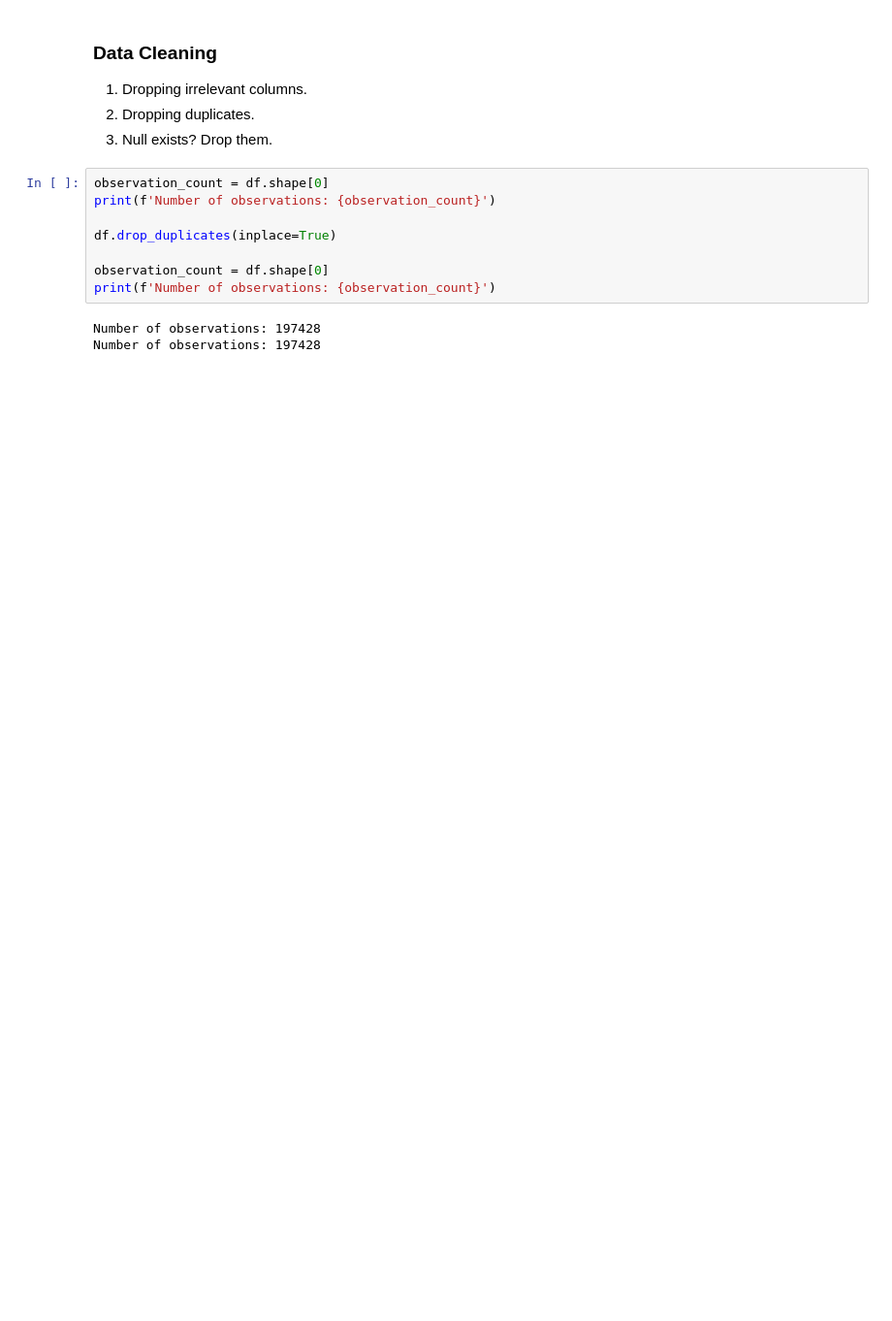
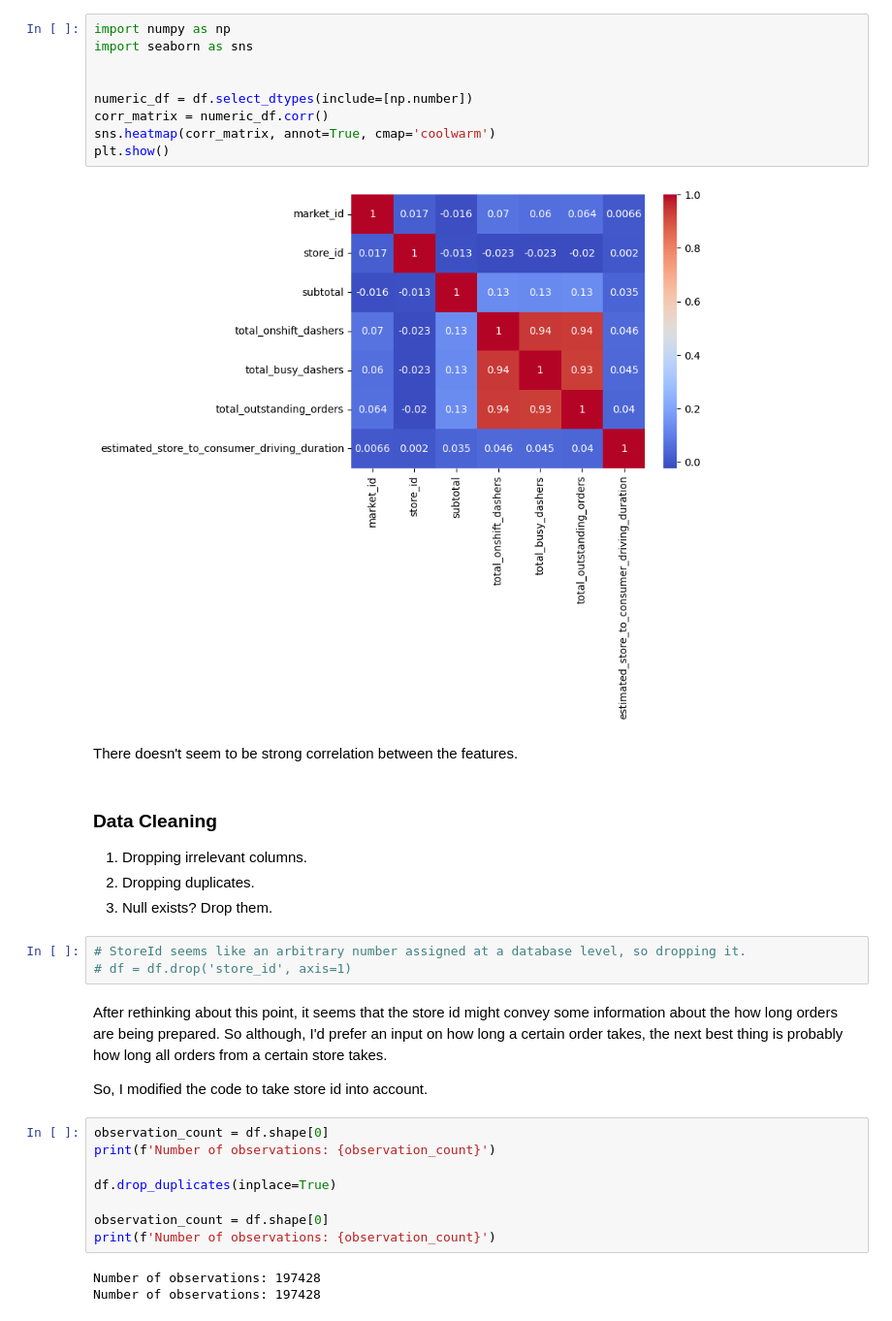
Before and after one commit to shehabyasser/ml-exercise, a Jupyter notebook: exercise.ipynb, the cells around one changed output. Shown at 97% size. Saved outputs shown, nothing was run; the diff lists cells and outputs as text; blank space fills up the shorter version.

```diff
--- a/exercise.ipynb
+++ b/exercise.ipynb
@@ -33,8 +59,28 @@ max                                     2088.000000
+# %%
+import numpy as np
+import seaborn as sns
+
+
+numeric_df = df.select_dtypes(include=[np.number])
+corr_matrix = numeric_df.corr()
+sns.heatmap(corr_matrix, annot=True, cmap='coolwarm')
+plt.show()
+# %% [output]
+[figure, added]
+# %% [markdown]
+There doesn't seem to be strong correlation between the features.
 # %% [markdown]
 ### Data Cleaning
 1. Dropping irrelevant columns.
 2. Dropping duplicates.
 3. Null exists? Drop them.
+# %%
+# StoreId seems like an arbitrary number assigned at a database level, so dropping it.
+# df = df.drop('store_id', axis=1)
+# %% [markdown]
+After rethinking about this point, it seems that the store id might convey some information about the how long orders are being prepared. So although, I'd prefer an input on how long a certain order takes, the next best thing is probably how long all orders from a certain store takes.
+
+So, I modified the code to take store id into account.
 # %%
 observation_count = df.shape[0]
 print(f'Number of observations: {observation_count}')
```
Also changed, not shown: parts of 40 cells of this notebook, 1 other file.
